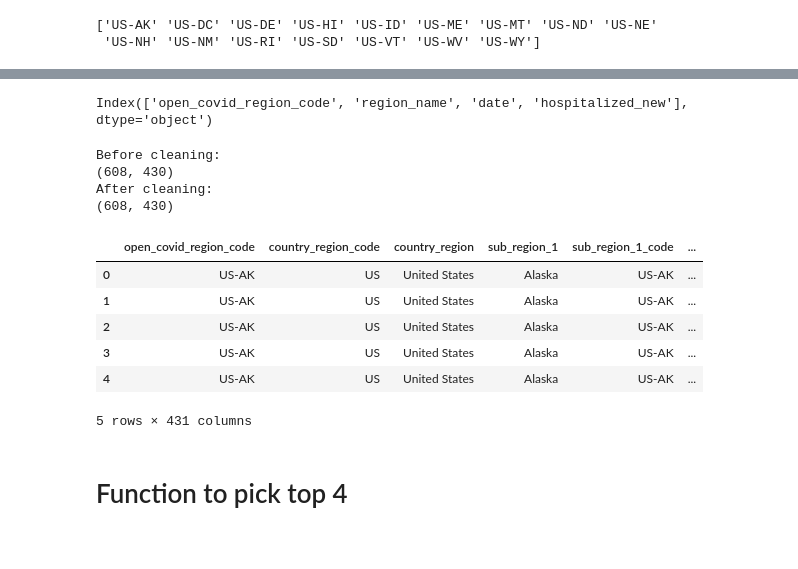
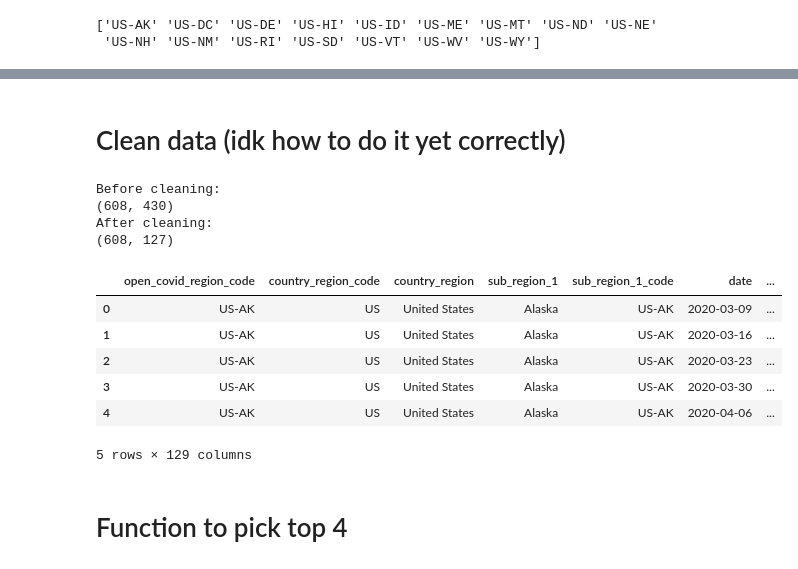
Before and after one commit to pengyk/COMP551, a Jupyter notebook: Copy_of_Copy_of_mini_project1.ipynb, the cells around one changed output, grey strips where cells are left out. Drawn from its saved outputs; the diff is of its cells as text; code cells hidden in the pictures.

```diff
--- a/Copy_of_Copy_of_mini_project1.ipynb
+++ b/Copy_of_Copy_of_mini_project1.ipynb
@@ -45,7 +64,8 @@ print(us_states)
 # %%
 us_cases = cases_df[cases_df['open_covid_region_code'].isin(us_states)]
 us_cases = us_cases.reset_index(drop = True)
-us_cases = us_cases[['open_covid_region_code', 'region_name', 'date', 'hospitalized_new']]
-pd.set_option('display.max_rows', us_cases.shape[0]+1)
-print(us_cases)
+daily_tests = us_cases[['open_covid_region_code', 'cases_new']]
+# pd.set_option('display.max_rows', None)
+daily_tests.head()
+print(daily_tests)
 # %% [output]
@@ -69,24 +96,19 @@ print(us_cases)
+# %% [markdown]
+# Clean data (idk how to do it yet correctly)
 # %%
 def clean_data(df):
-  (rows, cols) = df.shape
-  print(rows, cols)
-  row_threshold = int(rows * 0.05)
-  col_threshold = int(cols * 0.05)
+  # remove all rows and columns for which all values are NaN
+  df = df.dropna(axis = 0, how='all')
+  df = df.reset_index(drop=True)
+  df = df.dropna(axis = 1, how='all')
+  df = df.reset_index(drop=True)
 
-  df = df.dropna(axis = 0, thresh = row_threshold)
-  df = df.dropna(axis = 1, thresh = col_threshold)
-  df = df.reset_index(drop = True)
-  (rows, cols) = df.shape
-  print(rows, cols)
+  # row_threshold = int(rows * 0.05)
+  # # col_threshold = int(cols * 0.05)
+
+  # # df = df.dropna(axis = 0, thresh = row_threshold)
+  # df = df.dropna(axis = 1, thresh = col_threshold)
+  # df = df.reset_index(drop = True)
+  # (rows, cols) = df.shape
+  # print(rows, cols)
   return df
-# %%
-us_cases.columns
-# %% [output]
-Index(['open_covid_region_code', 'region_name', 'date', 'hospitalized_new'], dtype='object')
-# %%
-def group_data_by_weeks(df):
-  df['date'] = pd.to_datetime(df['date']) - pd.to_timedelta(7, unit='d')
-  df = df.groupby(['open_covid_region_code', pd.Grouper(key='date', freq='W-MON')])['hospitalized_new'].sum().reset_index().sort_values(['open_covid_region_code','date'])
-  return df
-
-us_cases = group_data_by_weeks(us_cases)
@@ -94,7 +119,7 @@ us_cases = group_data_by_weeks(us_cases)
 print("Before cleaning:")
 print(trends_df.shape)
 
-# trends_df = clean_data(trends_df)
+trends_df = clean_data(trends_df)
 
 print("After cleaning:")
 print(trends_df.shape)
@@ -102,22 +127,24 @@ print(trends_df.shape)
 Before cleaning:
 (608, 430)
 After cleaning:
-(608, 430)
+(608, 127)
 # %%
 trends_df['date'] = pd.to_datetime(trends_df['date'])
+trends_df['date']=trends_df['date'].astype('datetime64[ns]')
+us_cases['date'] = us_cases['date'].astype('datetime64[ns]')
 complete_df = trends_df.merge(us_cases, how='inner', on=['open_covid_region_code', 'date'])
 # print(us_cases['open_covid_region_code'].unique())
 # print(trends_df['open_covid_region_code'].unique())
 complete_df.head()
 # print(complete_df['open_covid_region_code'].unique())
 # %% [output]
-|  | open_covid_region_code | country_region_code | country_region | sub_region_1 | sub_region_1_code | ... |
-| 0 | US-AK | US | United States | Alaska | US-AK | ... |
-| 1 | US-AK | US | United States | Alaska | US-AK | ... |
-| 2 | US-AK | US | United States | Alaska | US-AK | ... |
-| 3 | US-AK | US | United States | Alaska | US-AK | ... |
-| 4 | US-AK | US | United States | Alaska | US-AK | ... |
+|  | open_covid_region_code | country_region_code | country_region | sub_region_1 | sub_region_1_code | date | ... |
+| 0 | US-AK | US | United States | Alaska | US-AK | 2020-03-09 | ... |
+| 1 | US-AK | US | United States | Alaska | US-AK | 2020-03-16 | ... |
+| 2 | US-AK | US | United States | Alaska | US-AK | 2020-03-23 | ... |
+| 3 | US-AK | US | United States | Alaska | US-AK | 2020-03-30 | ... |
+| 4 | US-AK | US | United States | Alaska | US-AK | 2020-04-06 | ... |
-5 rows × 431 columns
+5 rows × 129 columns
 # %% [markdown]
 # Function to pick top 4
 # %%
```
Also changed, not shown: parts of 16 cells of this notebook.
